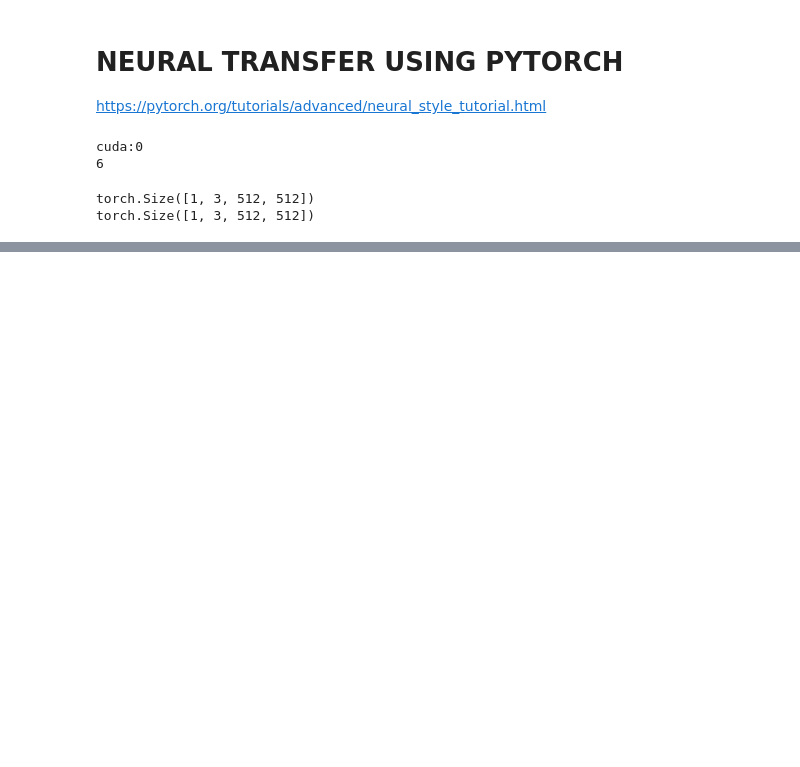
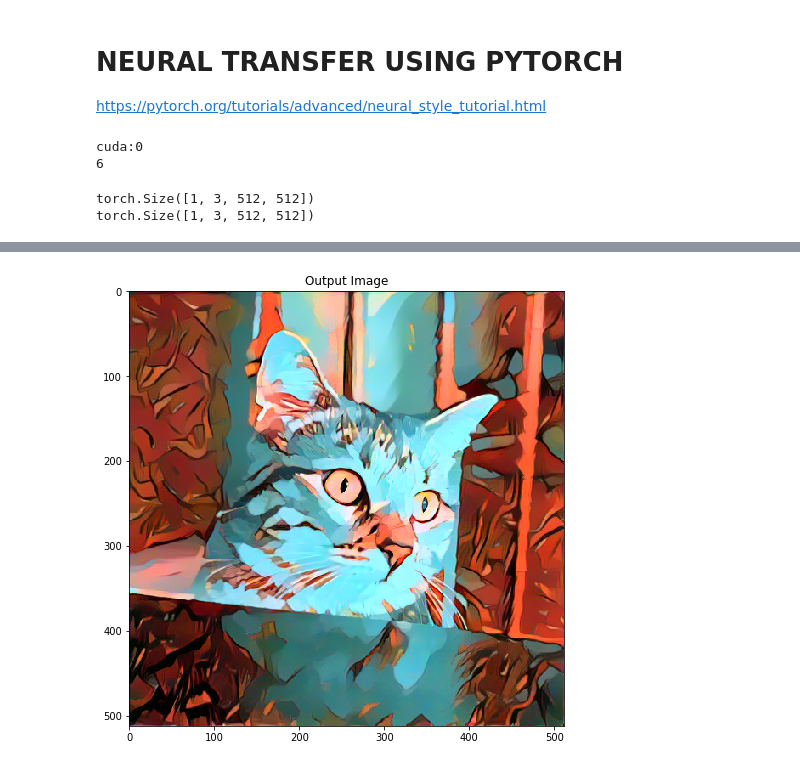
Before and after one commit to changx03/torch_tutorial, a Jupyter notebook: Part10_Neural Transfer.ipynb, the cells around one changed output, grey strips where cells are left out. Drawn from its saved outputs; the diff is of its cells as text; code cells hidden in the pictures; blank space fills up the shorter version.

Commit message:
added style transfer demo

```diff
--- a/Part10_Neural Transfer.ipynb
+++ b/Part10_Neural Transfer.ipynb
@@ -79,0 +173,3 @@ plt.show()
+# %%
+content_layers_default = ['conv_4']
+style_layers_default = ['conv_1', 'conv_2', 'conv_3', 'conv_4', 'conv_5']
@@ -79,0 +243,5 @@ plt.show()
+# %%
+def get_input_optimizer(input_img):
+    # Limited-memory BFGS
+    optimizer = optims.LBFGS([input_img.requires_grad_()])
+    return optimizer
@@ -79,0 +306,9 @@ plt.show()
+# %%
+output = run_style_transfer(
+    cnn,
+    cnn_normalization_mean,
+    cnn_normalization_std,
+    content_img,
+    style_img,
+    input_img,
+    num_steps=500)
@@ -79,0 +333,8 @@ plt.show()
+# %%
+plt.figure()
+imshow(output)
+plt.title('Output Image')
+plt.ioff()
+plt.show()
+# %% [output]
+[figure, added]
```
Also changed, not shown: parts of 12 cells of this notebook.
